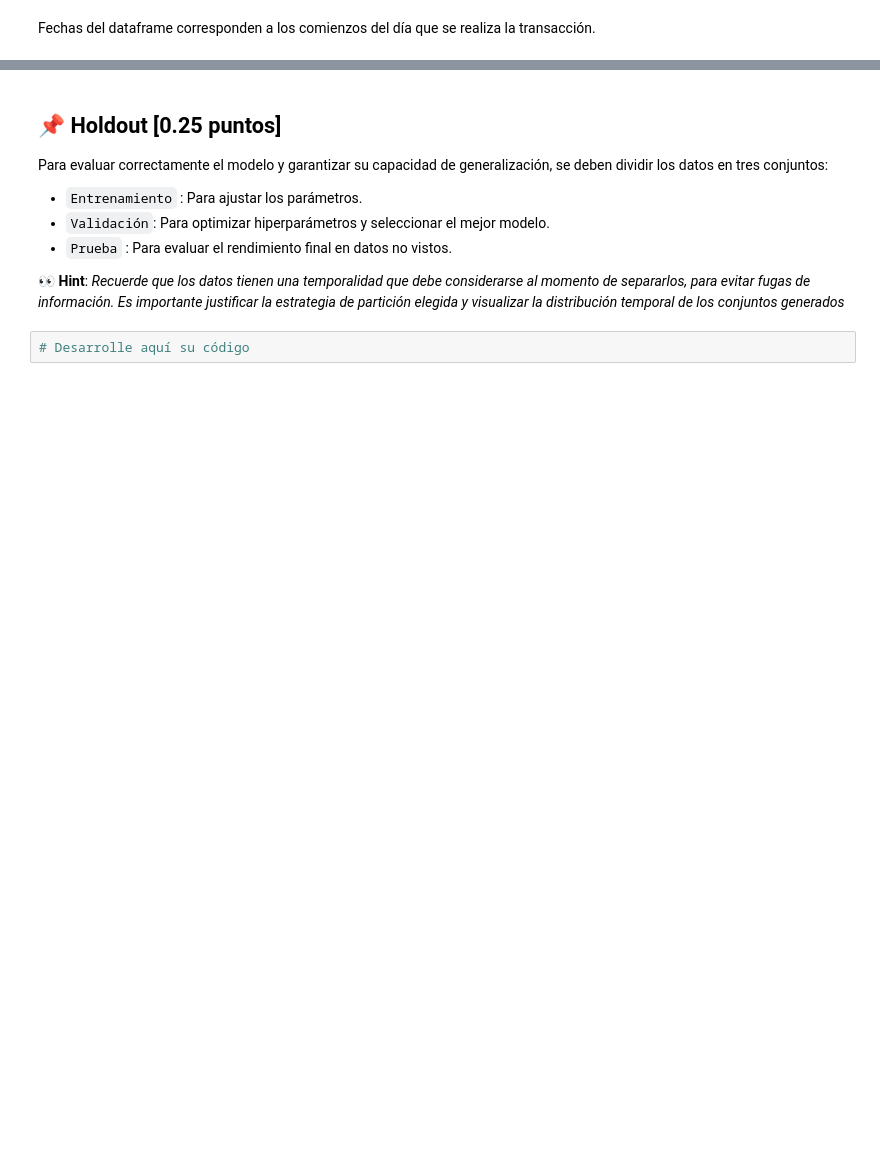
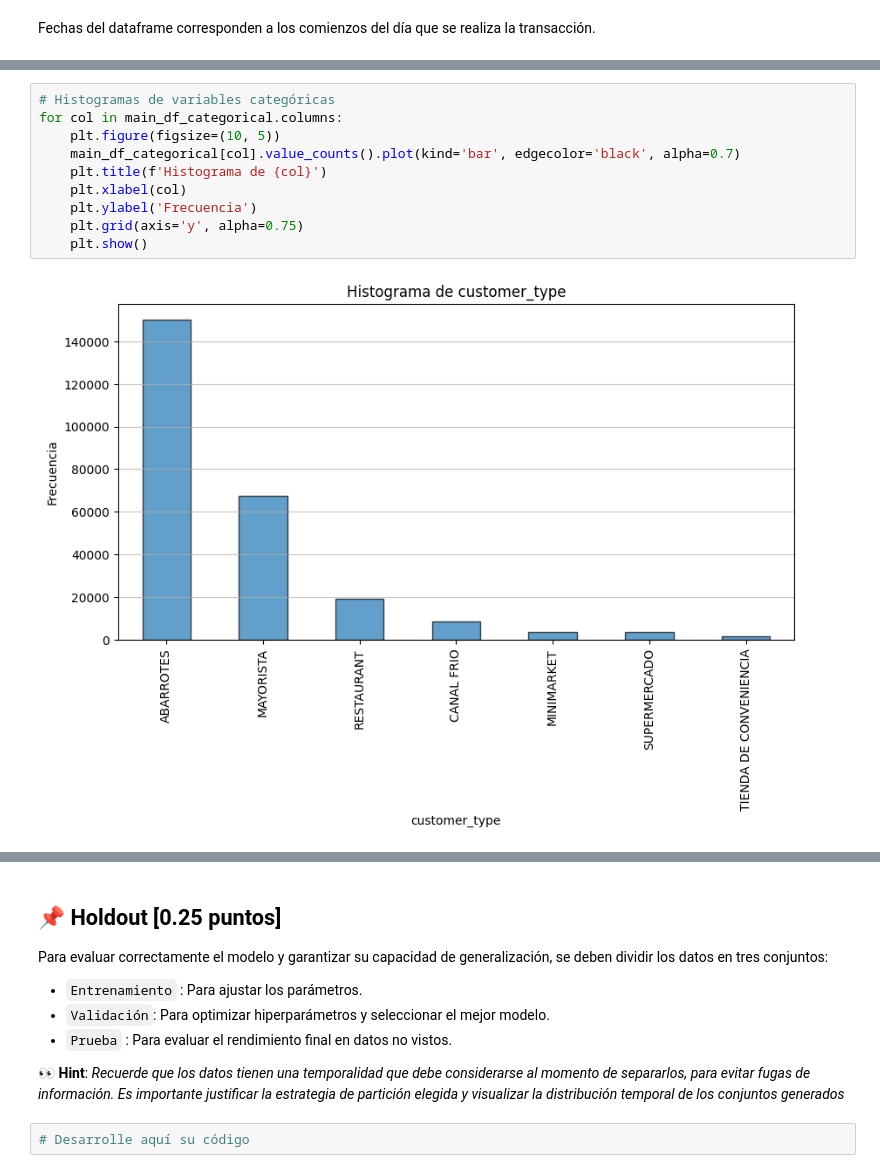
Before and after one commit to estebanaraneda/MDS7202_OVNI, a Jupyter notebook: project/enunciado_entrega1.ipynb, the cells around one changed output, grey strips where cells are left out. Saved outputs shown, nothing was run; the diff lists cells and outputs as text; blank space fills up the shorter version.

```diff
--- a/project/enunciado_entrega1.ipynb
+++ b/project/enunciado_entrega1.ipynb
@@ -424,0 +474,12 @@ Descripción estadística de variables categóricas:
+# %%
+# Histogramas de variables categóricas
+for col in main_df_categorical.columns:
+    plt.figure(figsize=(10, 5))
+    main_df_categorical[col].value_counts().plot(kind='bar', edgecolor='black', alpha=0.7)
+    plt.title(f'Histograma de {col}')
+    plt.xlabel(col)
+    plt.ylabel('Frecuencia')
+    plt.grid(axis='y', alpha=0.75)
+    plt.show()
+# %% [output]
+[figure, added]
```
Also changed, not shown: parts of 39 cells of this notebook.
